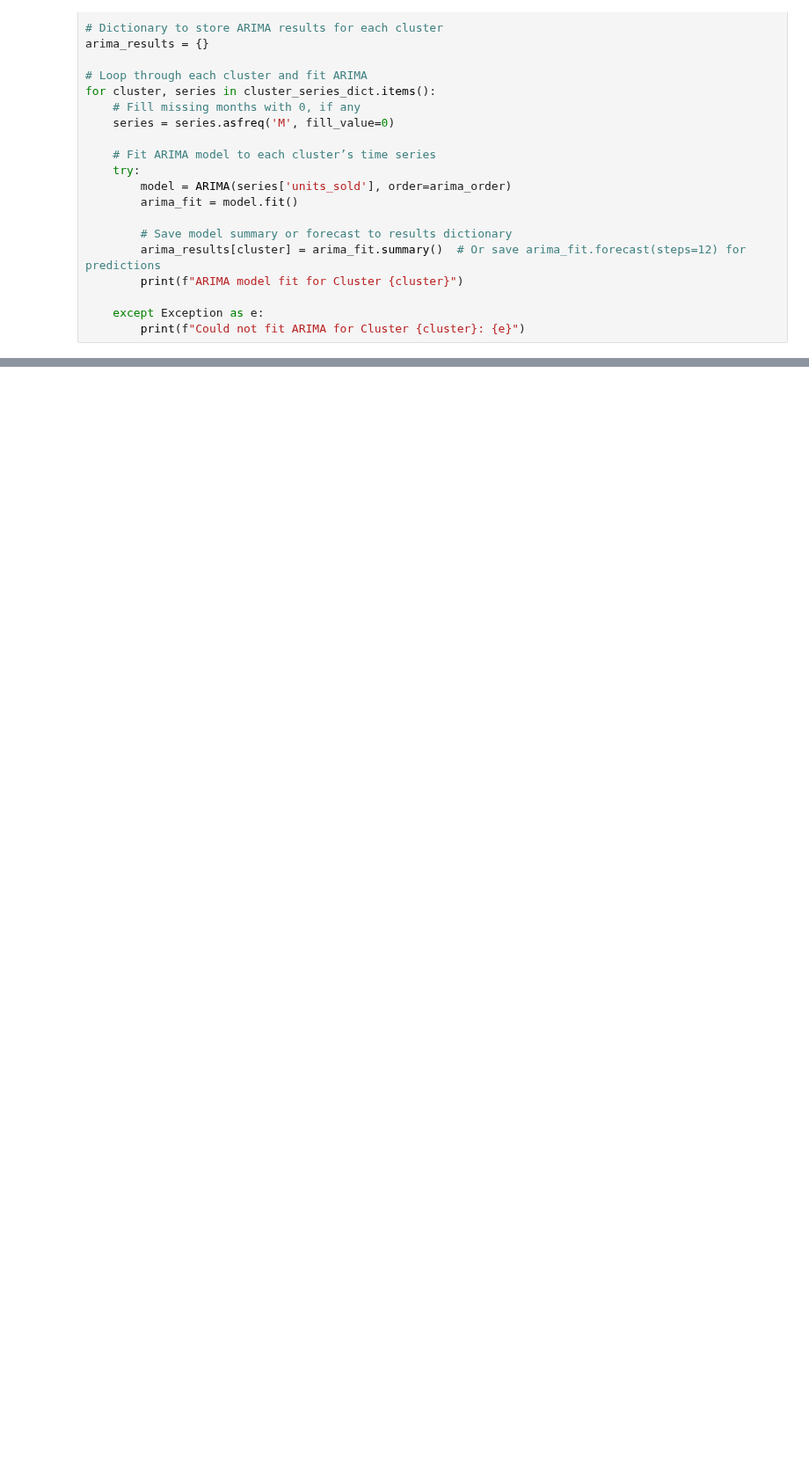
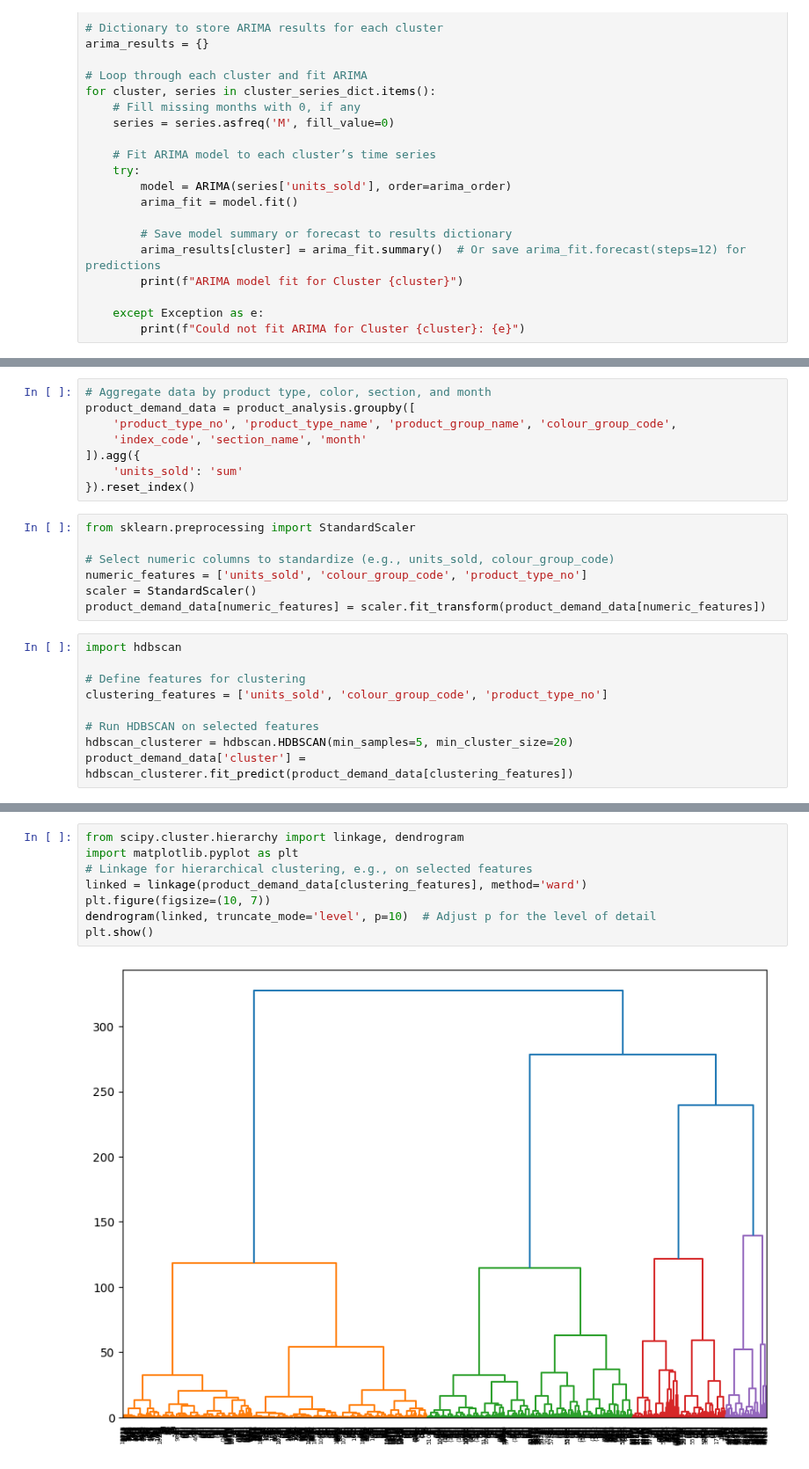
Before and after one commit to Barstov-Industries/Capstone, a Jupyter notebook: Old/clustering.ipynb, the cells around one changed output, grey strips where cells are left out. Shown at 88% size. Drawn from its saved outputs; the diff is of its cells as text; blank space fills up the shorter version.

```diff
--- a/Old/clustering.ipynb
+++ b/Old/clustering.ipynb
@@ -111,0 +162,24 @@ for cluster, series in cluster_series_dict.items():
+# %%
+# Aggregate data by product type, color, section, and month
+product_demand_data = product_analysis.groupby([
+    'product_type_no', 'product_type_name', 'product_group_name', 'colour_group_code',
+    'index_code', 'section_name', 'month'
+]).agg({
+    'units_sold': 'sum'
+}).reset_index()
+# %%
+from sklearn.preprocessing import StandardScaler
+
+# Select numeric columns to standardize (e.g., units_sold, colour_group_code)
+numeric_features = ['units_sold', 'colour_group_code', 'product_type_no']
+scaler = StandardScaler()
+product_demand_data[numeric_features] = scaler.fit_transform(product_demand_data[numeric_features])
+# %%
+import hdbscan
+
+# Define features for clustering
+clustering_features = ['units_sold', 'colour_group_code', 'product_type_no']
+
+# Run HDBSCAN on selected features
+hdbscan_clusterer = hdbscan.HDBSCAN(min_samples=5, min_cluster_size=20)
+product_demand_data['cluster'] = hdbscan_clusterer.fit_predict(product_demand_data[clustering_features])
@@ -111,0 +210,10 @@ for cluster, series in cluster_series_dict.items():
+# %%
+from scipy.cluster.hierarchy import linkage, dendrogram
+import matplotlib.pyplot as plt
+# Linkage for hierarchical clustering, e.g., on selected features
+linked = linkage(product_demand_data[clustering_features], method='ward')
+plt.figure(figsize=(10, 7))
+dendrogram(linked, truncate_mode='level', p=10)  # Adjust p for the level of detail
+plt.show()
+# %% [output]
+[figure, added]
```
Also changed, not shown: parts of 19 cells of this notebook, 1 other file.
